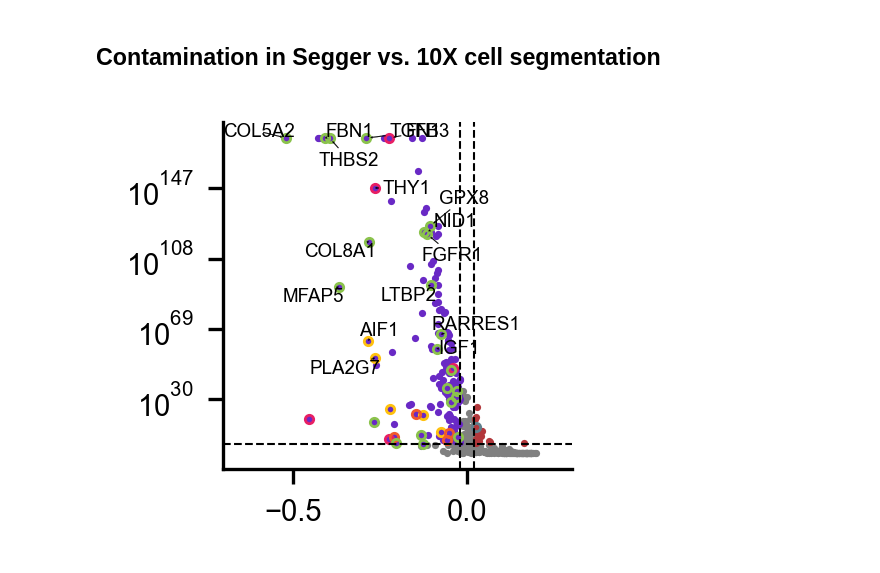
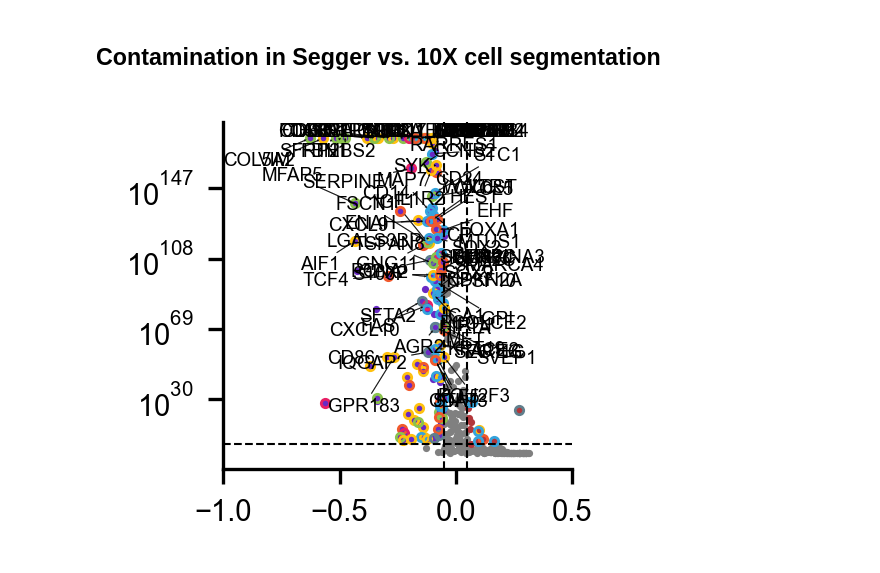
Before and after one commit to dpeerlab/segger-analysis, a Jupyter notebook: notebooks/figure_3g.ipynb, the cells around one changed output. Drawn from its saved outputs; the diff is of its cells as text; code cells hidden in the pictures.

```diff
--- a/notebooks/figure_3g.ipynb
+++ b/notebooks/figure_3g.ipynb
@@ -86,8 +192,16 @@ ad_seg = sc.read_h5ad(data_dir / f'h5ads/segger_cell_id_HDE46PBXJB_epithelial.h5
+# %%
+mask = ad_seg.obs['celltypist_label'].eq('Epithelial/Cancer')
+mask &= ad_seg.obs['celltypist_probability'].gt(0.5)
+ad_seg = ad_seg[mask]
+# %%
+mask = ad_10x.obs['celltypist_label'].eq('Epithelial/Cancer')
+mask &= ad_10x.obs['celltypist_probability'].gt(0.5)
+ad_10x = ad_10x[mask]
 # %%
 ad = anndata.concat(
     [ad_seg, ad_10x],
     label='segmentation',
-    keys=['Segger Embedding', '10X'],
+    keys=['segger+', '10X'],
     index_unique='-',
 )
 # %%
@@ -129,17 +226,34 @@ for c in cell_types:
+# %%
+# Get top markers used for classification
+import celltypist as ct
+ct_model = ct.Model.load(str(data_dir / 'NSCLC_celltypist_model.pkl'))
+coefs = pd.DataFrame(
+    ct_model.classifier.coef_.T,
+    index=ct_model.features,
+    columns=ct_model.cell_types,
+)
+mask = coefs.max(1).gt(0.1)
+mask &= coefs.apply(
+    lambda x: x.nlargest(2).diff().lt(-0.).any(),
+    axis=1
+)
+highlight = dict()
+for gene, name in coefs.idxmax(1)[mask].items():
+    highlight[gene] = named_colors[name]
 # %%
 fig, ax = plt.subplots(1,1, figsize=(1.5, 1.5))
 
 plot_volcano(
     ad.uns['rank_genes_groups'],
-    group='Segger Embedding',
+    group='segger+',
     pvals_lim=(1e-175, 1e-5),
-    logfc_lim=(-0.7, 0.3),
-    logfc_cutoff=0.02,
+    logfc_lim=(-1, 0.5),
+    logfc_cutoff=0.05,
     ax=ax,
     palette=named_colors,
     highlight=highlight,
 )
 
-fig.savefig(media_dir / 'figure_3g.svg')
+#fig.savefig(media_dir / 'figure_3g.svg')
 # %% [output]
-[figure, old version]
+[figure, new version]
```
Also changed, not shown: parts of 12 cells of this notebook, 27 other files.
